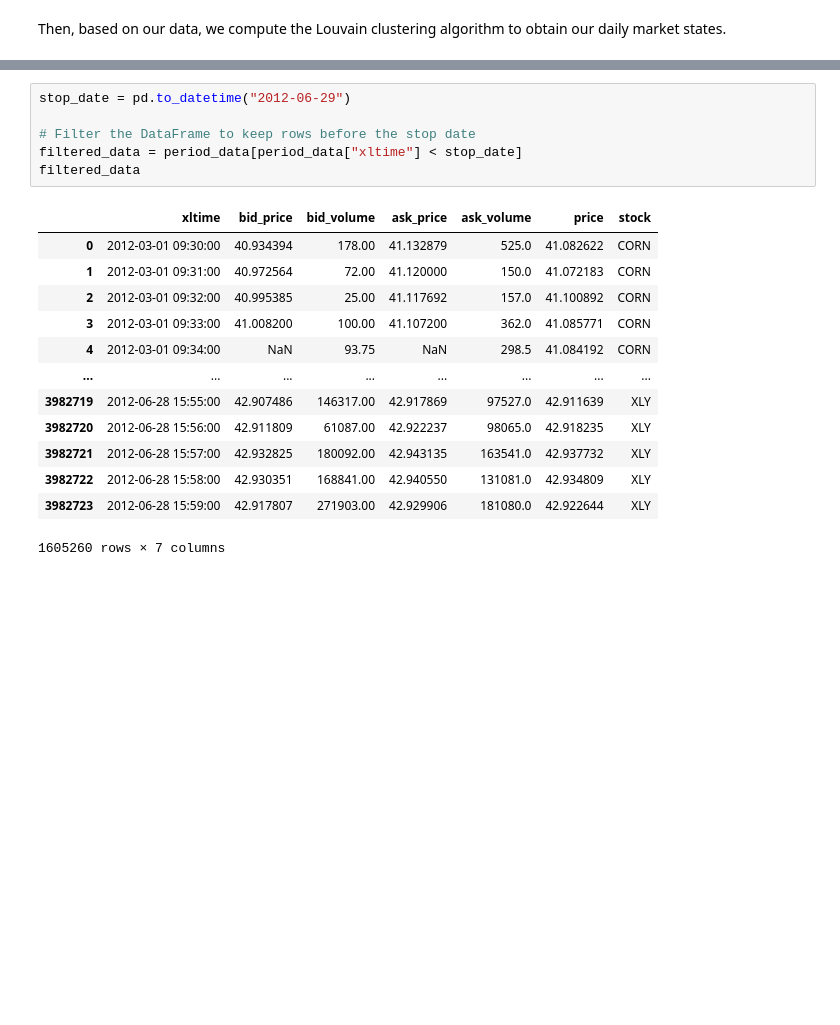
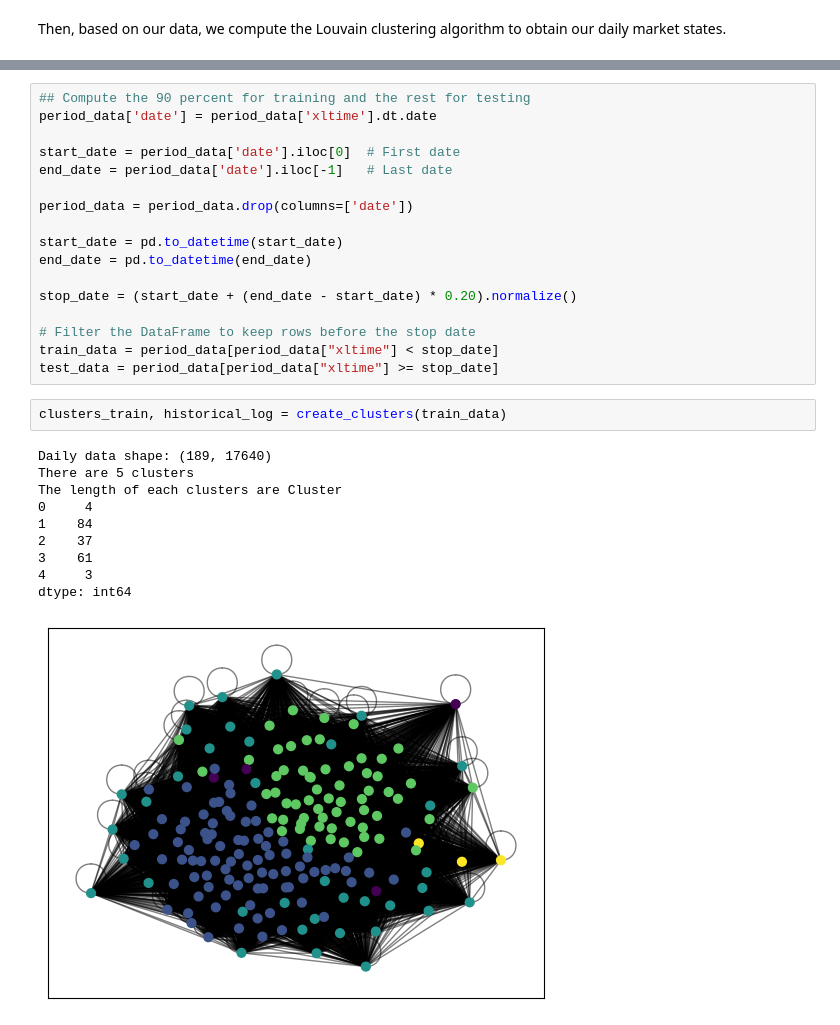
Before and after one commit to PH-14/FBD_2024_GroupE, a Jupyter notebook: main.ipynb, the cells around one changed output, grey strips where cells are left out. Drawn from its saved outputs; the diff is of its cells as text; blank space fills up the shorter version.

Commit message:
Classify test to clusters

```diff
--- a/main.ipynb
+++ b/main.ipynb
@@ -33,20 +30,30 @@ dtype: int64
-# %%
-stop_date = pd.to_datetime("2012-06-29")
-
-# Filter the DataFrame to keep rows before the stop date
-filtered_data = period_data[period_data["xltime"] < stop_date]
-filtered_data
-# %% [output]
-|  | xltime | bid_price | bid_volume | ask_price | ask_volume | price | stock |
-| 0 | 2012-03-01 09:30:00 | 40.934394 | 178.00 | 41.132879 | 525.0 | 41.082622 | CORN |
-| 1 | 2012-03-01 09:31:00 | 40.972564 | 72.00 | 41.120000 | 150.0 | 41.072183 | CORN |
-| 2 | 2012-03-01 09:32:00 | 40.995385 | 25.00 | 41.117692 | 157.0 | 41.100892 | CORN |
-| 3 | 2012-03-01 09:33:00 | 41.008200 | 100.00 | 41.107200 | 362.0 | 41.085771 | CORN |
-| 4 | 2012-03-01 09:34:00 | NaN | 93.75 | NaN | 298.5 | 41.084192 | CORN |
-| ... | ... | ... | ... | ... | ... | ... | ... |
-| 3982719 | 2012-06-28 15:55:00 | 42.907486 | 146317.00 | 42.917869 | 97527.0 | 42.911639 | XLY |
-| 3982720 | 2012-06-28 15:56:00 | 42.911809 | 61087.00 | 42.922237 | 98065.0 | 42.918235 | XLY |
-| 3982721 | 2012-06-28 15:57:00 | 42.932825 | 180092.00 | 42.943135 | 163541.0 | 42.937732 | XLY |
-| 3982722 | 2012-06-28 15:58:00 | 42.930351 | 168841.00 | 42.940550 | 131081.0 | 42.934809 | XLY |
-| 3982723 | 2012-06-28 15:59:00 | 42.917807 | 271903.00 | 42.929906 | 181080.0 | 42.922644 | XLY |
-1605260 rows × 7 columns
+# %%
+## Compute the 90 percent for training and the rest for testing
+period_data['date'] = period_data['xltime'].dt.date
+
+start_date = period_data['date'].iloc[0]  # First date
+end_date = period_data['date'].iloc[-1]   # Last date
+
+period_data = period_data.drop(columns=['date'])
+
+start_date = pd.to_datetime(start_date)
+end_date = pd.to_datetime(end_date)
+
+stop_date = (start_date + (end_date - start_date) * 0.20).normalize()
+
+# Filter the DataFrame to keep rows before the stop date
+train_data = period_data[period_data["xltime"] < stop_date]
+test_data = period_data[period_data["xltime"] >= stop_date]
+# %%
+clusters_train, historical_log = create_clusters(train_data)
+# %% [output]
+Daily data shape: (189, 17640)
+There are 5 clusters
+The length of each clusters are Cluster
+0     4
+1    84
+2    37
+3    61
+4     3
+dtype: int64
+[figure, added]
```
Also changed, not shown: parts of 5 cells of this notebook, 3 other files.
